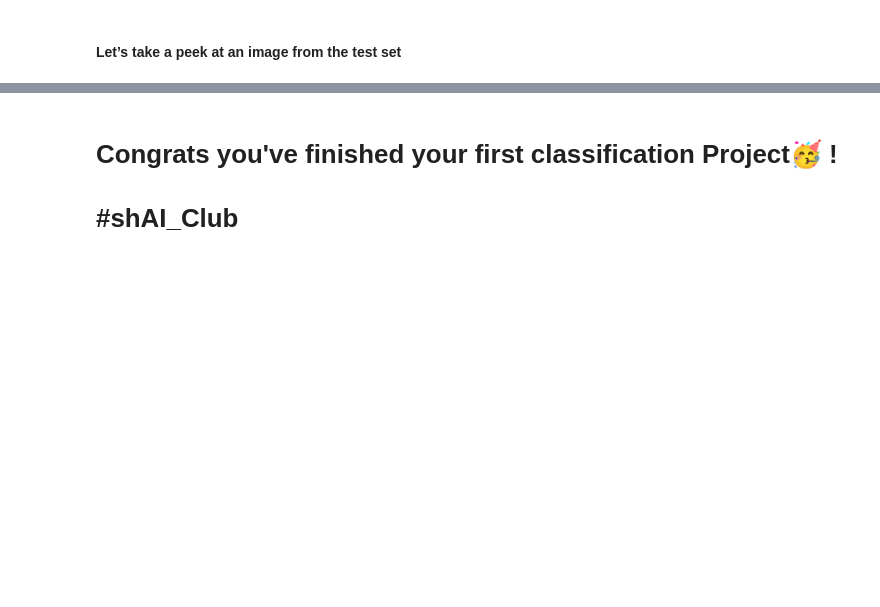
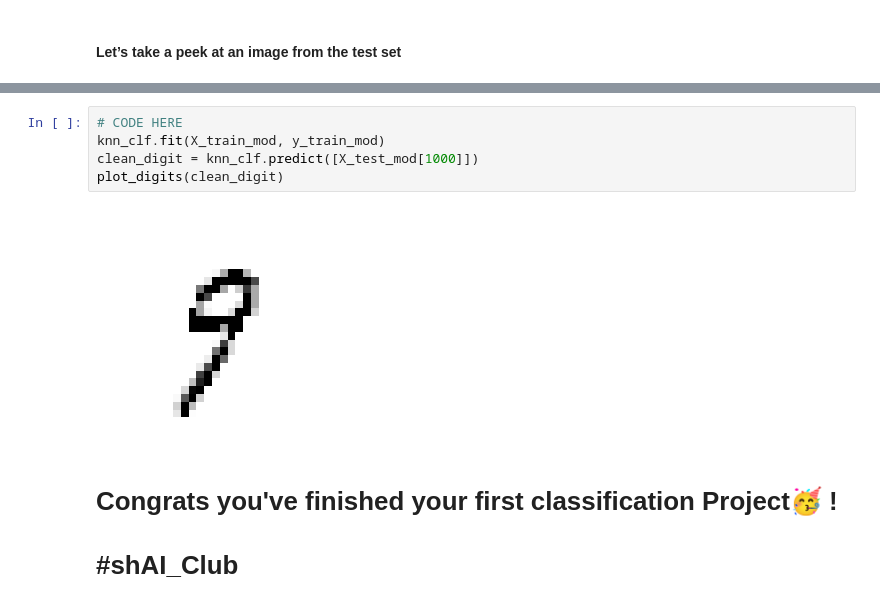
Before and after one commit to esraa-abdelmaksoud/Shai-Training-Notebooks, a Jupyter notebook: task_9_exercises.ipynb, the cells around one changed output, grey strips where cells are left out. Drawn from its saved outputs; the diff is of its cells as text; blank space fills up the shorter version.

```diff
--- a/task_9_exercises.ipynb
+++ b/task_9_exercises.ipynb
@@ -234,3 +251,10 @@ y_test_mod = x_test
+# %%
+# CODE HERE
+knn_clf.fit(X_train_mod, y_train_mod)
+clean_digit = knn_clf.predict([X_test_mod[1000]])
+plot_digits(clean_digit)
+# %% [output]
+[figure, added]
 # %% [markdown]
 # Congrats you've finished your first classification Project🥳 !
 # #shAI_Club
```
Also changed, not shown: parts of 16 cells of this notebook.
